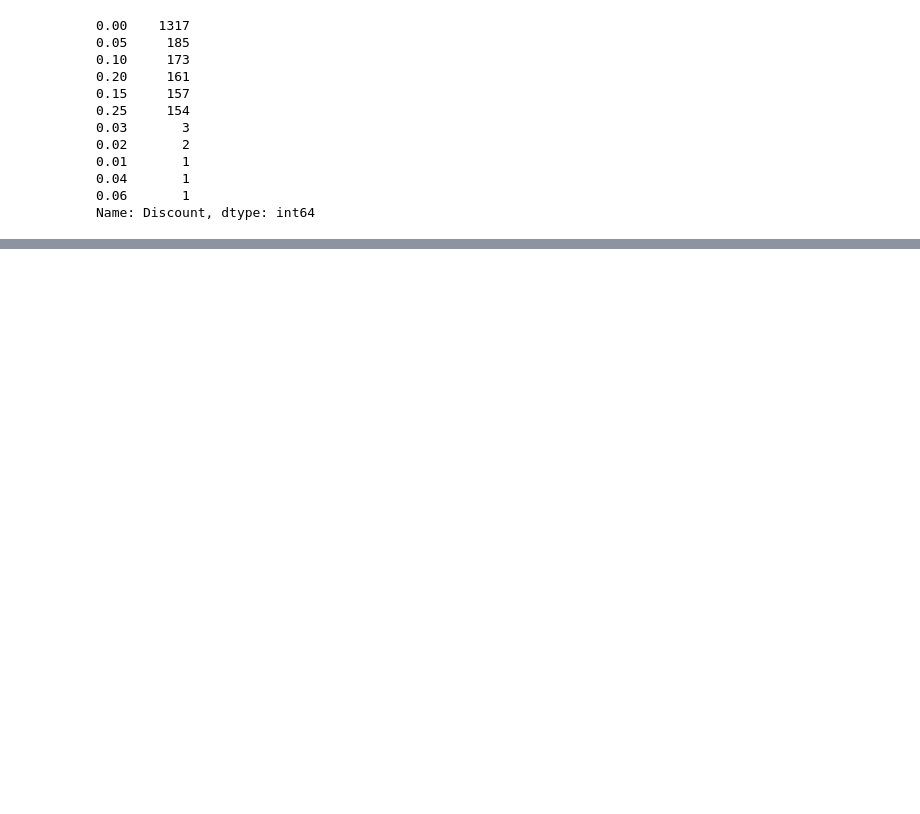
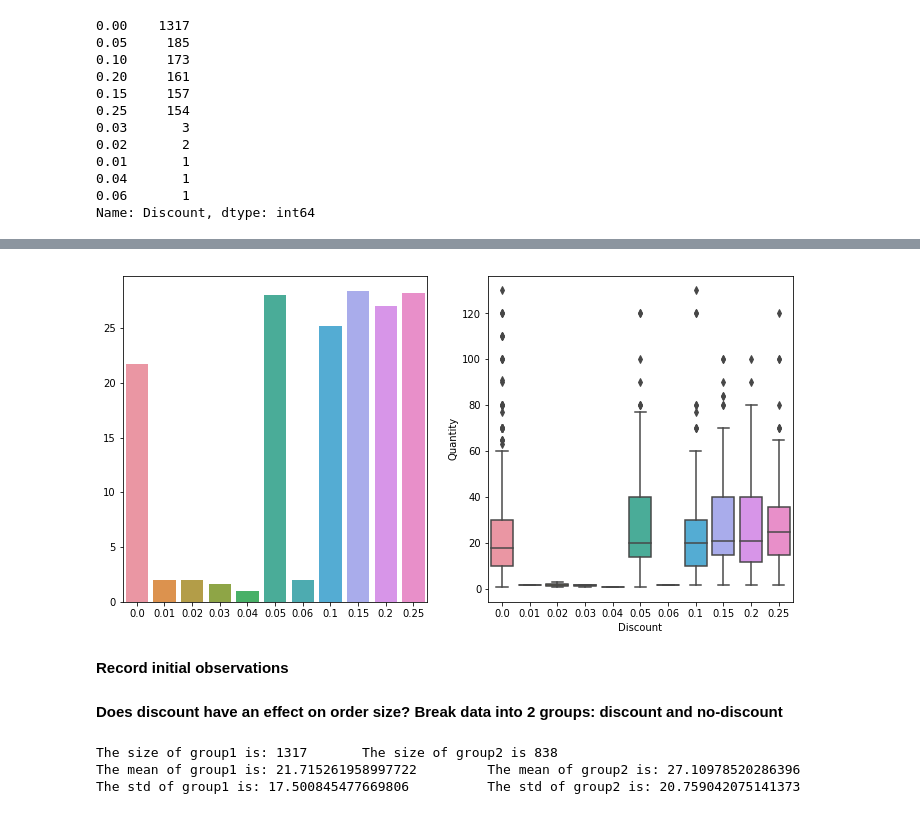
Before and after one commit to rab175/dsc-mod-3-project-online-ds-pt-071519, a Jupyter notebook: Mod3_Project.ipynb, the cells around one changed output, grey strips where cells are left out. Cells and saved outputs as stored; diff of their text form; code cells hidden in the pictures; blank space fills up the shorter version.

```diff
--- a/Mod3_Project.ipynb
+++ b/Mod3_Project.ipynb
@@ -80,7 +63,0 @@ avg_order_size
-# %%
-discount_order_size = {}
-
-for d in discounts:
-    discount_order_size[d] = df[df['Discount'] == d]['Quantity'].mean()
-
-discount_order_size
@@ -115,3 +63,0 @@ import seaborn as sns
-# %%
-no_d = np.array(df[df['Discount'] == 0.0]['Quantity'])
-d = np.array(df[df['Discount'] > 0.0]['Quantity'])
@@ -151,0 +72,2 @@ memory usage: 101.1+ KB
+# %%
+discount_rates = set(df.Discount.values)
@@ -151,0 +81,7 @@ memory usage: 101.1+ KB
+# %%
+avg_discount_order_size = {}
+
+for d in discount_rates:
+    avg_discount_order_size[d] = df[df['Discount'] == d]['Quantity'].mean()
+
+avg_discount_order_size
@@ -151,0 +100,12 @@ memory usage: 101.1+ KB
+# %%
+plt.figure(figsize=(12,6))
+ax1 = plt.subplot(1,2,1)
+ax2 = plt.subplot(1,2,2)
+
+sns.barplot(x=list(avg_discount_order_size.keys()), y=list(avg_discount_order_size.values()), ax=ax1)
+sns.boxplot(x=df.Discount, y=df.Quantity, data=df, ax=ax2)
+plt.show()
+# %% [output]
+[figure, added]
+# %% [markdown]
+**Record initial observations**
@@ -151,0 +118,2 @@ memory usage: 101.1+ KB
+# %% [markdown]
+**Does discount have an effect on order size? Break data into 2 groups: discount and no-discount**
@@ -151,0 +123,6 @@ memory usage: 101.1+ KB
+# %%
+compare_2(no_d,d)
+# %% [output]
+The size of group1 is: 1317       The size of group2 is 838
+The mean of group1 is: 21.715261958997722         The mean of group2 is: 27.10978520286396
+The std of group1 is: 17.500845477669806          The std of group2 is: 20.759042075141373
```
Also changed, not shown: parts of 51 cells of this notebook.
